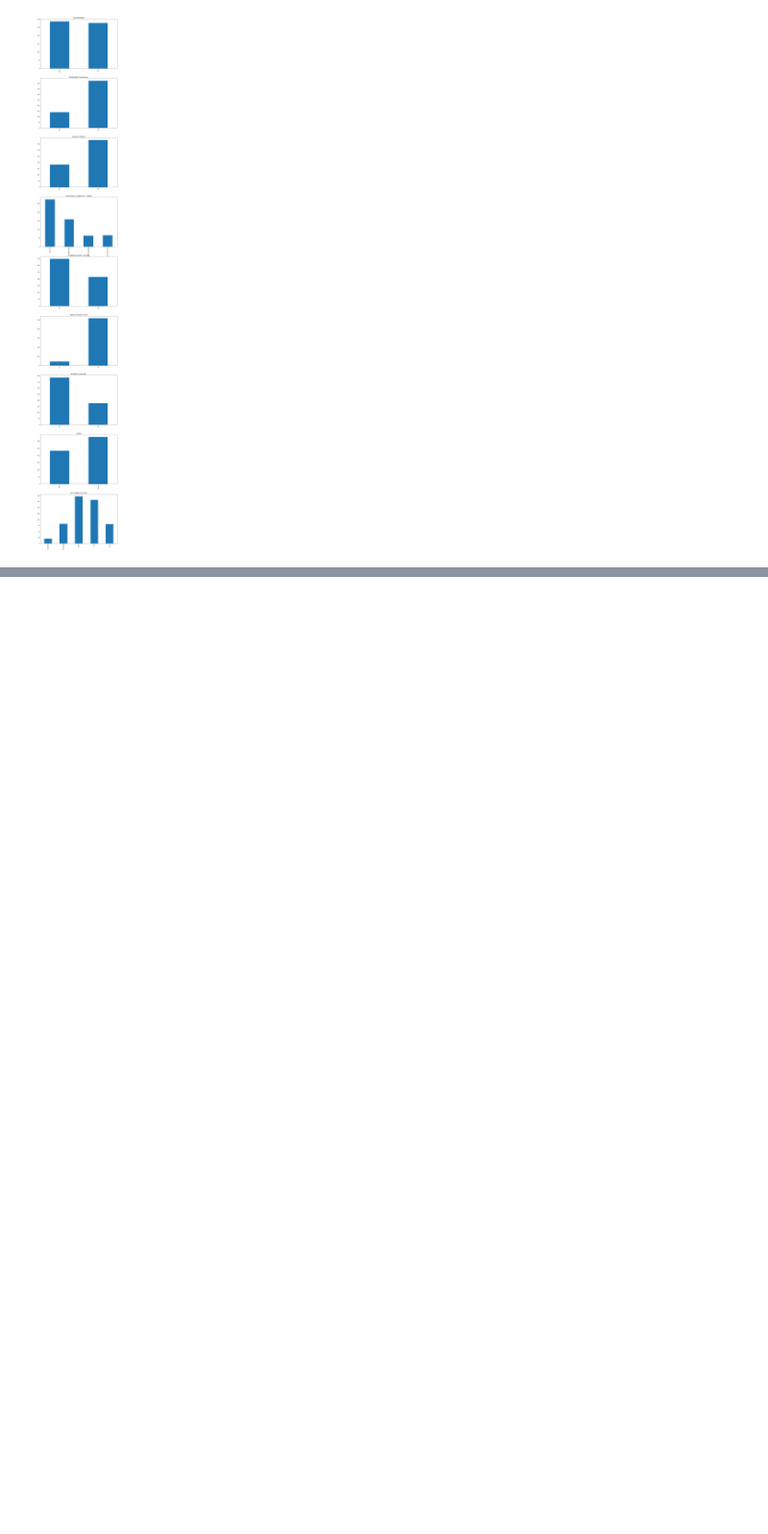
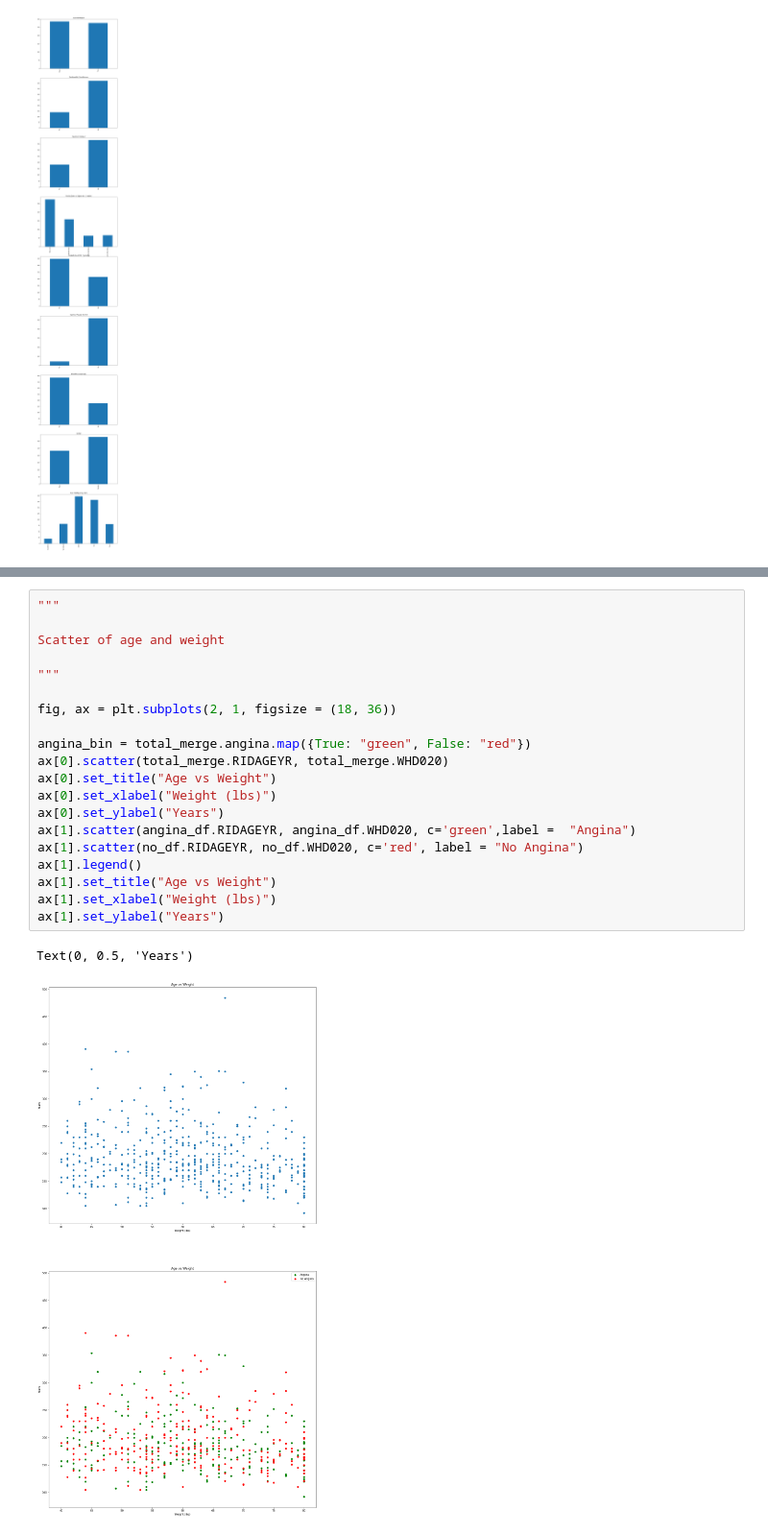
Before and after one commit to christopherdoan/cs590final, a Jupyter notebook: Data Merging.ipynb, the cells around one changed output, grey strips where cells are left out. Shown at 96% size. Saved outputs shown, nothing was run; the diff lists cells and outputs as text; blank space fills up the shorter version.

```diff
--- a/Data Merging.ipynb
+++ b/Data Merging.ipynb
@@ -343,0 +368,23 @@ cat_ax[8].set_xticklabels(['Excellent', 'Very Good', 'Good', 'Fair', 'Poor'])
+# %%
+"""
+
+Scatter of age and weight
+
+"""
+
+fig, ax = plt.subplots(2, 1, figsize = (18, 36))
+
+angina_bin = total_merge.angina.map({True: "green", False: "red"})
+ax[0].scatter(total_merge.RIDAGEYR, total_merge.WHD020)
+ax[0].set_title("Age vs Weight")
+ax[0].set_xlabel("Weight (lbs)")
+ax[0].set_ylabel("Years")
+ax[1].scatter(angina_df.RIDAGEYR, angina_df.WHD020, c='green',label =  "Angina")
+ax[1].scatter(no_df.RIDAGEYR, no_df.WHD020, c='red', label = "No Angina")
+ax[1].legend()
+ax[1].set_title("Age vs Weight")
+ax[1].set_xlabel("Weight (lbs)")
+ax[1].set_ylabel("Years")
+# %% [output]
+Text(0, 0.5, 'Years')
+[figure, added]
```
Also changed, not shown: parts of 6 cells of this notebook, 1 other file.
